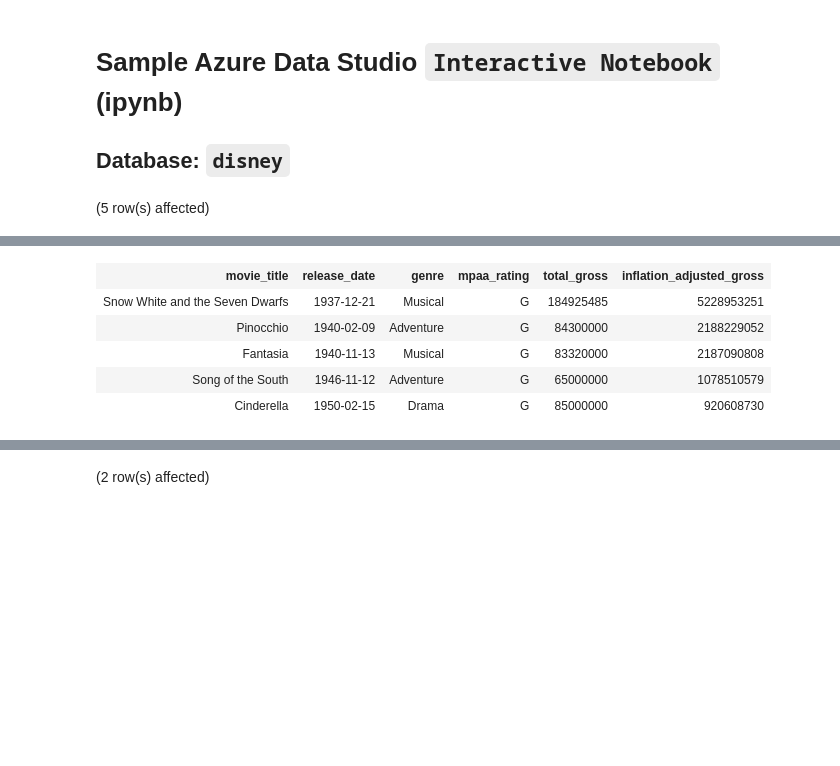
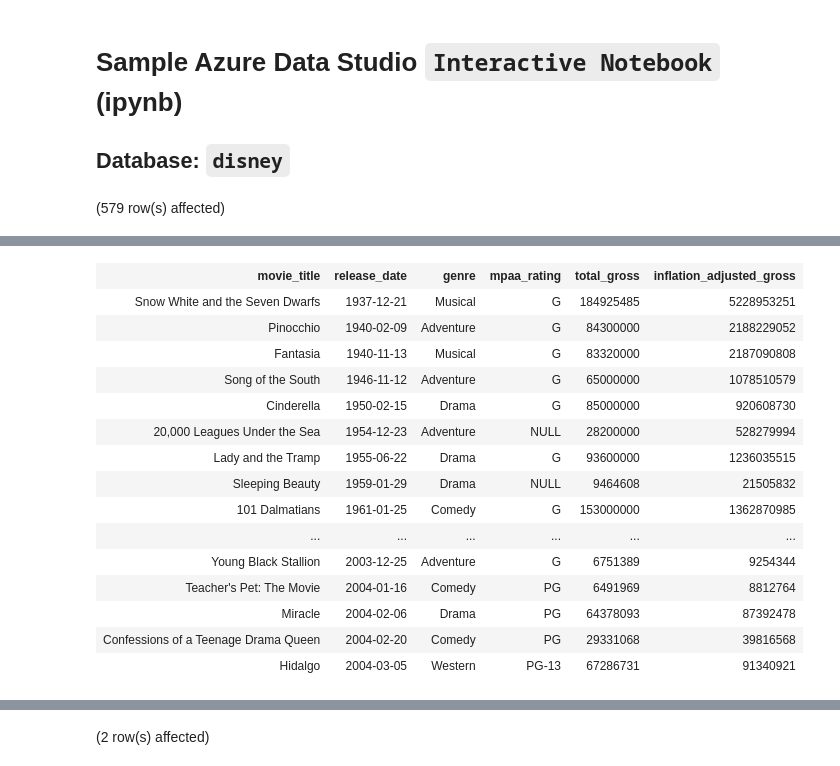
Before and after one commit to prasertcbs/db_class_2021, a Jupyter notebook: notebook/disney.ipynb, the cells around one changed output, grey strips where cells are left out. Drawn from its saved outputs; the diff is of its cells as text; code cells hidden in the pictures; blank space fills up the shorter version.

```diff
--- a/notebook/disney.ipynb
+++ b/notebook/disney.ipynb
@@ -2,6 +2,6 @@
 # Sample Azure Data Studio `Interactive Notebook` (ipynb)
 ## Database: `disney`
 # %%
-select * from movie_gross limit 5;
+select * from movie_gross
 # %% [output]
-(5 row(s) affected)
+(579 row(s) affected)
@@ -9,6 +9,16 @@ Total execution time: 00:00:00.048
 | movie_title | release_date | genre | mpaa_rating | total_gross | inflation_adjusted_gross |
 | Snow White and the Seven Dwarfs | 1937-12-21 | Musical | G | 184925485 | 5228953251 |
 | Pinocchio | 1940-02-09 | Adventure | G | 84300000 | 2188229052 |
 | Fantasia | 1940-11-13 | Musical | G | 83320000 | 2187090808 |
 | Song of the South | 1946-11-12 | Adventure | G | 65000000 | 1078510579 |
 | Cinderella | 1950-02-15 | Drama | G | 85000000 | 920608730 |
+| 20,000 Leagues Under the Sea | 1954-12-23 | Adventure | NULL | 28200000 | 528279994 |
+| Lady and the Tramp | 1955-06-22 | Drama | G | 93600000 | 1236035515 |
+| Sleeping Beauty | 1959-01-29 | Drama | NULL | 9464608 | 21505832 |
+| 101 Dalmatians | 1961-01-25 | Comedy | G | 153000000 | 1362870985 |
+| ... | ... | ... | ... | ... | ... |
+| Young Black Stallion | 2003-12-25 | Adventure | G | 6751389 | 9254344 |
+| Teacher's Pet: The Movie | 2004-01-16 | Comedy | PG | 6491969 | 8812764 |
+| Miracle | 2004-02-06 | Drama | PG | 64378093 | 87392478 |
+| Confessions of a Teenage Drama Queen | 2004-02-20 | Comedy | PG | 29331068 | 39816568 |
+| Hidalgo | 2004-03-05 | Western | PG-13 | 67286731 | 91340921 |
```
Also changed, not shown: parts of 11 cells of this notebook, 2 other files.
